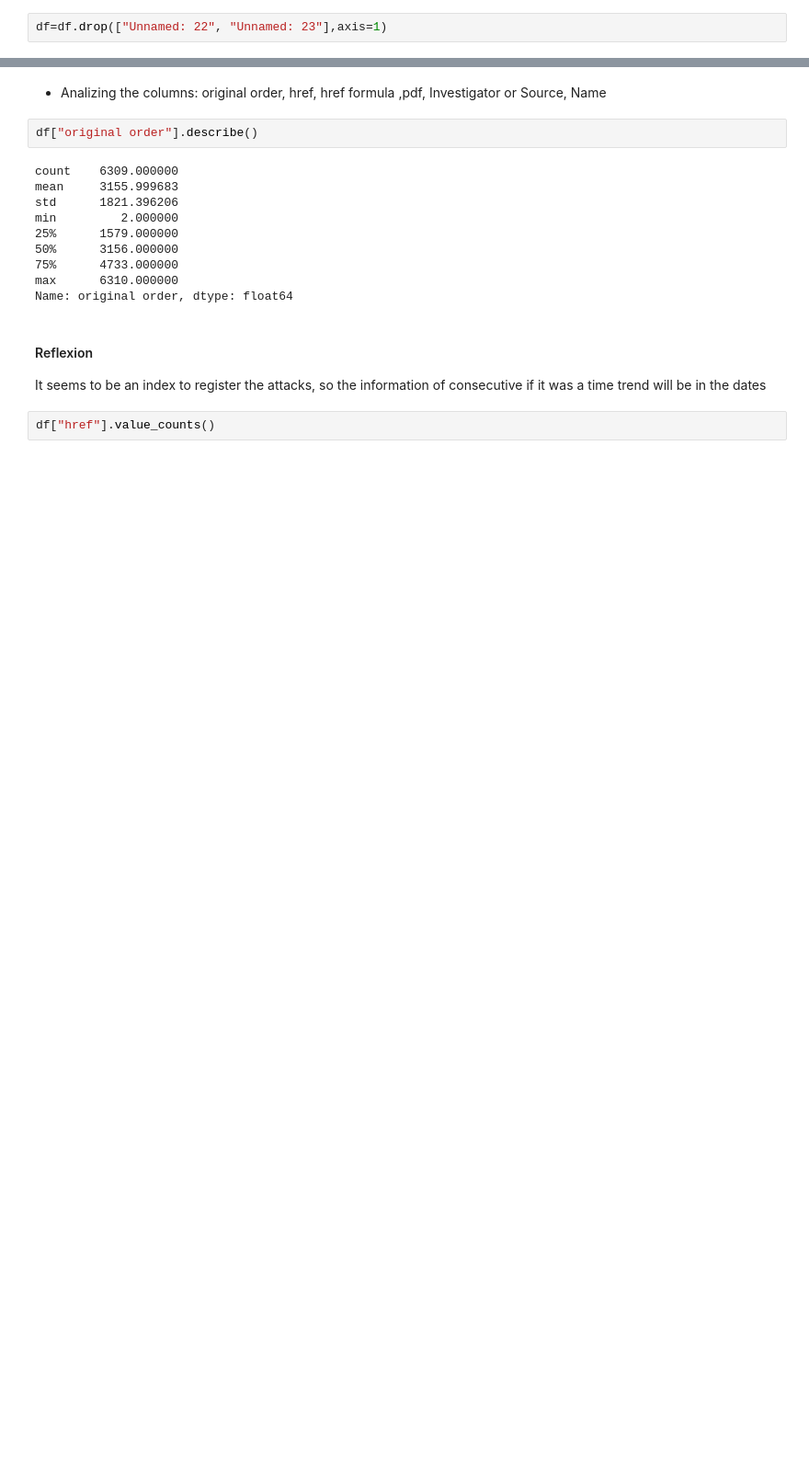
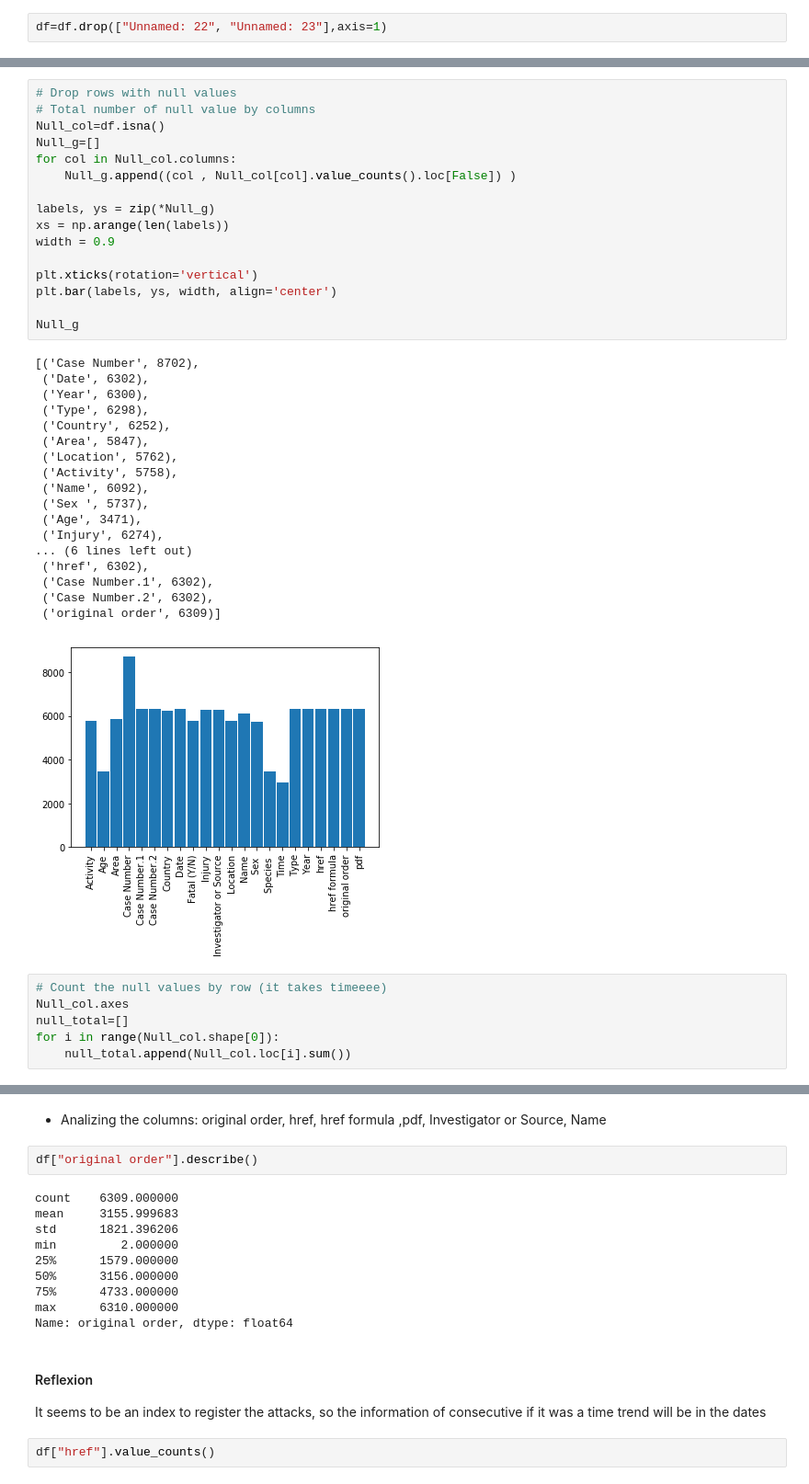
Before and after one commit to yuvtorres/data-cleaning-pandas, a Jupyter notebook: the_code/clean.ipynb, the cells around one changed output, grey strips where cells are left out. Shown at 92% size. Saved outputs shown, nothing was run; the diff lists cells and outputs as text; blank space fills up the shorter version.

```diff
--- a/the_code/clean.ipynb
+++ b/the_code/clean.ipynb
@@ -63,0 +89,41 @@ df=df.drop(["Unnamed: 22", "Unnamed: 23"],axis=1)
+# %%
+# Drop rows with null values
+# Total number of null value by columns
+Null_col=df.isna()
+Null_g=[]
+for col in Null_col.columns:
+    Null_g.append((col , Null_col[col].value_counts().loc[False]) )
+
+labels, ys = zip(*Null_g)
+xs = np.arange(len(labels))
+width = 0.9
+
+plt.xticks(rotation='vertical')
+plt.bar(labels, ys, width, align='center')
+
+Null_g
+# %% [output]
+[('Case Number', 8702),
+ ('Date', 6302),
+ ('Year', 6300),
+ ('Type', 6298),
+ ('Country', 6252),
+ ('Area', 5847),
+ ('Location', 5762),
+ ('Activity', 5758),
+ ('Name', 6092),
+ ('Sex ', 5737),
+ ('Age', 3471),
+ ('Injury', 6274),
+... (6 lines left out)
+ ('href', 6302),
+ ('Case Number.1', 6302),
+ ('Case Number.2', 6302),
+ ('original order', 6309)]
+[figure, added]
+# %%
+# Count the null values by row (it takes timeeee)
+Null_col.axes
+null_total=[]
+for i in range(Null_col.shape[0]):
+    null_total.append(Null_col.loc[i].sum())
```
Also changed, not shown: parts of 17 cells of this notebook, 1 other file.
